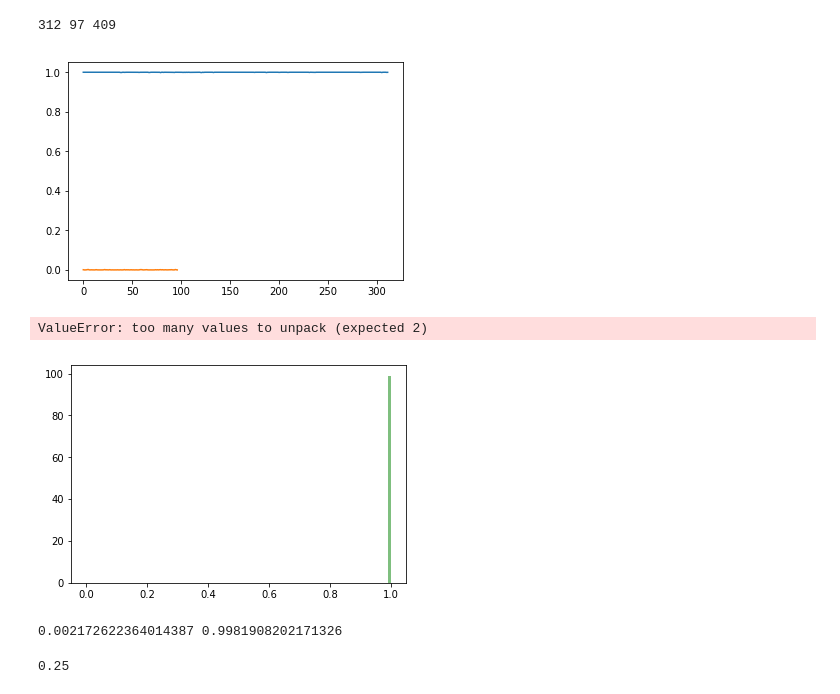
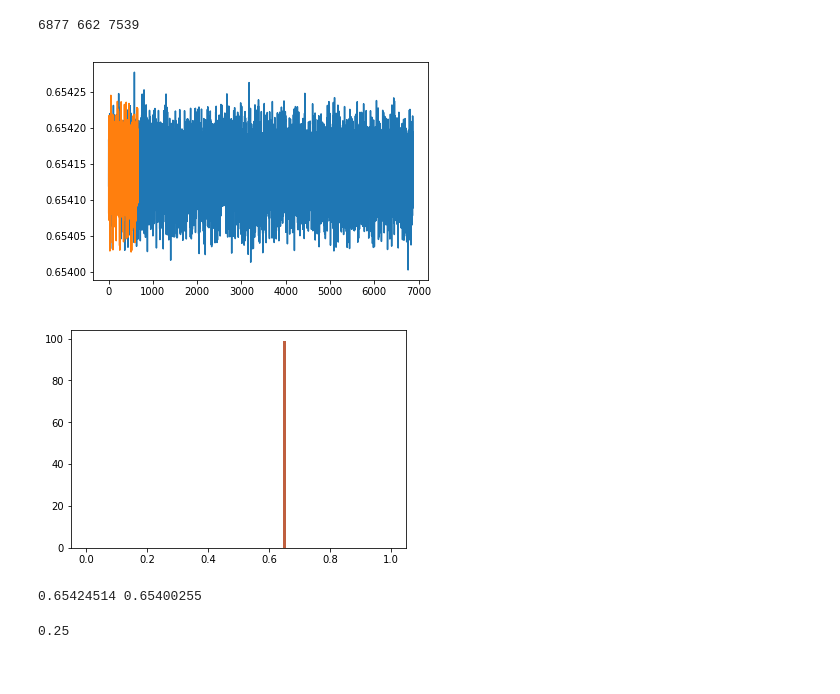
Before and after one commit to benjisympa/HierarchicalRNN, a Jupyter notebook: MeasureExperiments.ipynb, the cells around one changed output. Drawn from its saved outputs; the diff is of its cells as text; code cells hidden in the pictures.

```diff
--- a/MeasureExperiments.ipynb
+++ b/MeasureExperiments.ipynb
@@ -3,11 +3,21 @@ import numpy as np
 import matplotlib.pyplot as plt
 from pyannote.metrics import binary_classification
 
-Y_positives = np.load('Y_positives.npy')
-Y_negatives = np.load('Y_negatives.npy')
+subset = 'test'
+type_sentence_embedding='infersent'
+subset_data = 'big_bang_theory_:'
+path_save = '/vol/work3/maurice/HierarchicalRNN/'
+sub_path = path_save+type_sentence_embedding+'/'+subset_data
+path_work = sub_path+'/work/'
+
+Y_positives = np.load(path_work+'Y_positives_+'+subset+'.npy')
+Y_negatives = np.load(path_work+'Y_negatives_+'+subset+'.npy')
+
+#Y_positives = np.load('Y_positives.npy')
+#Y_negatives = np.load('Y_negatives.npy')
 print(len(Y_positives), len(Y_negatives), len(Y_positives)+len(Y_negatives))
 # %% [output]
-312 97 409
+6877 662 7539
 # %%
 Y_positives = np.log10(Y_positives)
 Y_negatives = np.log10(Y_negatives)
@@ -16,18 +26,17 @@ plt.plot(Y_positives)
 plt.plot(Y_negatives)
 plt.show()
 # %% [output]
-[figure, old version]
+[figure, new version]
 # %%
-_, bins = plt.hist(Y_positives, bins=np.linspace(0, 1, 100), normed=True, color='g', alpha=0.5)
+n, bins, patch = plt.hist(Y_positives, bins=np.linspace(0, 1, 100), normed=True, color='g', alpha=0.5)
 plt.hist(Y_negatives, bins=bins, normed=True, color='r', alpha=0.5)
 plt.show()
 # %% [output]
-ValueError: too many values to unpack (expected 2)
-[figure, old version]
+[figure, new version]
 # %%
 print(max(Y_negatives), min(Y_positives))
 # %% [output]
-0.002172622364014387 0.9981908202171326
+0.65424514 0.65400255
 # %%
 fpr, tpr, thresholds, eer = binary_classification.det_curve(np.asarray([0 for i in range(len(Y_negatives))] + [1 for i in range(len(Y_positives))]), np.hstack((Y_negatives,Y_positives)))
 # %%
```
Also changed, not shown: parts of 15 cells of this notebook, 5 other files.
